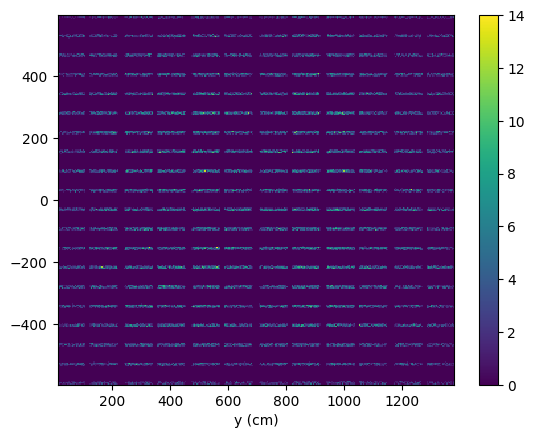
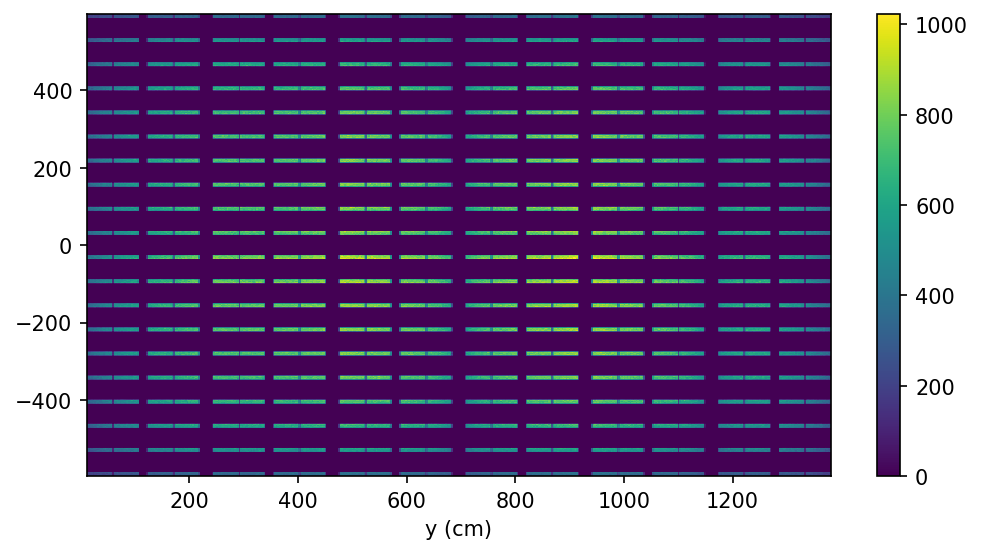
Unified diff of the notebook cell whose output changed from the first chart to the second:
--- before
+++ after
@@ -1,3 +1,4 @@
-_=plt.hist2d(oz/10,oy/10,bins=300)
+plt.figure(figsize=(8,4),dpi=150)
+_=plt.hist2d(oz/10,oy/10,bins=500,cmin=0,cmax=2000)
 plt.xlabel("z (cm)")
 plt.xlabel("y (cm)")

Commit: Updating some files